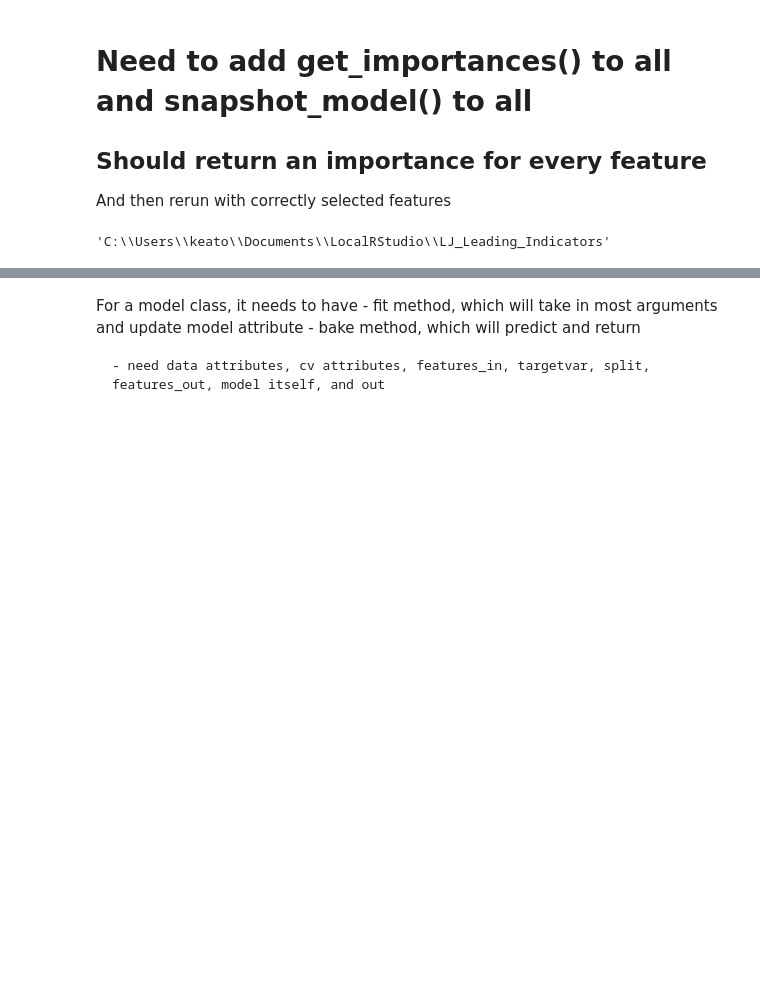
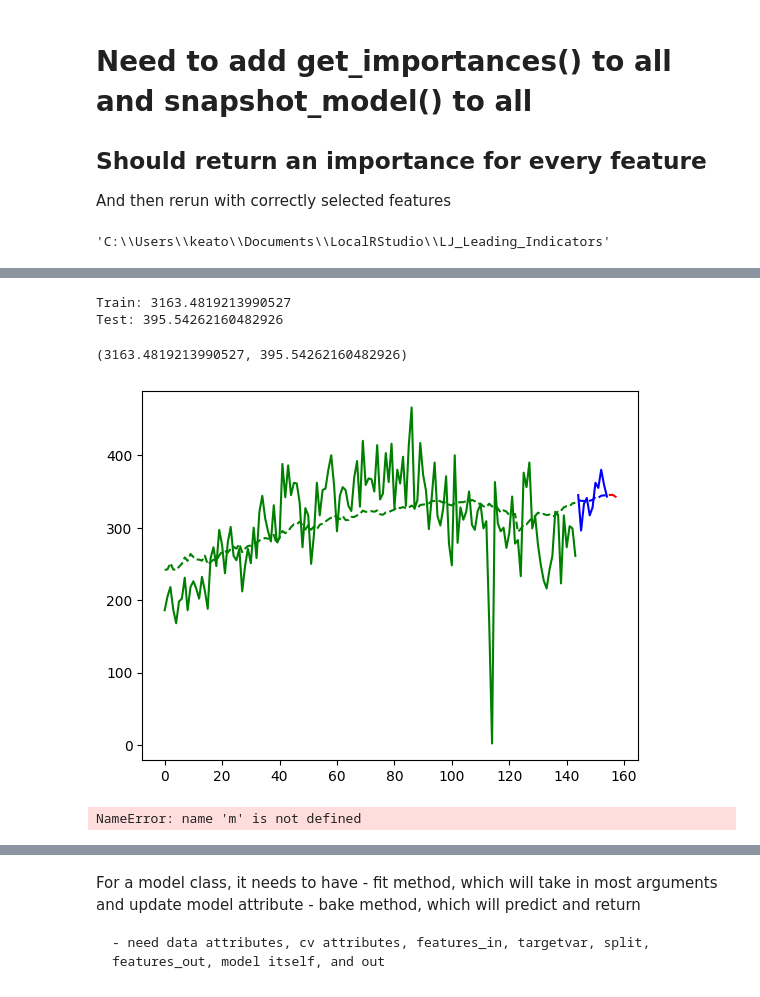
Before and after one commit to kmarkey/LJ_Leading_Indicators, a Jupyter notebook: models/dev/notebooks/train.ipynb, the cells around one changed output, grey strips where cells are left out. Drawn from its saved outputs; the diff is of its cells as text; code cells hidden in the pictures; blank space fills up the shorter version.

```diff
--- a/models/dev/notebooks/train.ipynb
+++ b/models/dev/notebooks/train.ipynb
@@ -48,6 +108,17 @@ a = arima()
+# %%
+out_eval(m.full, criterion=mean_squared_error, verbose = 2)
+# %% [output]
+Train: 3163.4819213990527
+Test: 395.54262160482926
+(3163.4819213990527, 395.54262160482926)
+[figure, added]
 # %%
-l.fit(data = data,
-              split = 135,
-              scoring = "neg_mean_squared_error",
-              feature_selection = True)
+l.predict()
+t.predict()
+r.predict()
+a.predict()
+g.predict()
+m.predict()
+# %% [output]
+NameError: name 'm' is not defined
 # %%
```
Also changed, not shown: parts of 18 cells of this notebook, 54 other files.
